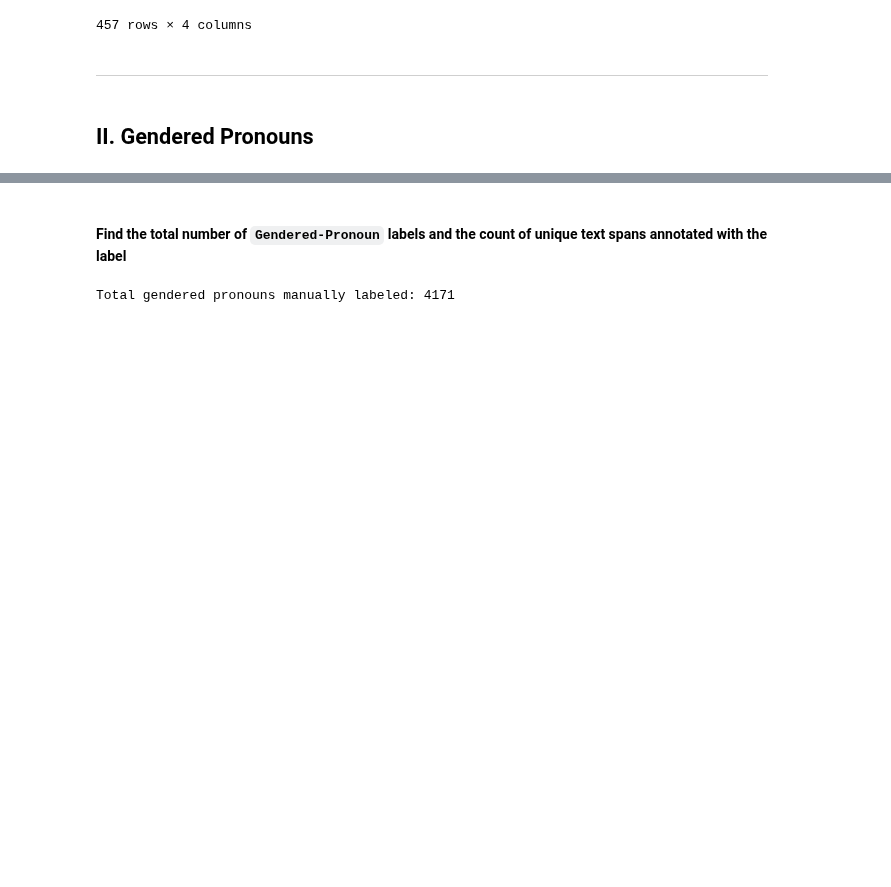
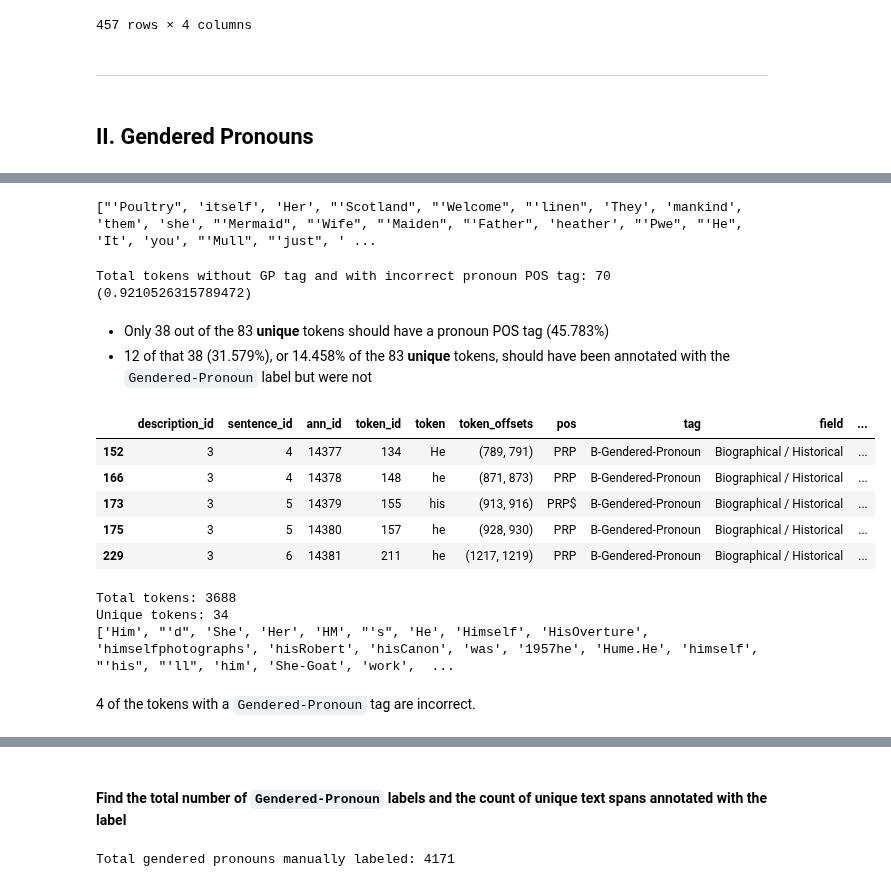
Before and after one commit to thegoose20/gender-bias, a Jupyter notebook: analysis/Analysis_GenderedPronounsRoles.ipynb, the cells around one changed output, grey strips where cells are left out. Saved outputs shown, nothing was run; the diff lists cells and outputs as text; code cells hidden in the pictures; blank space fills up the shorter version.

```diff
--- a/analysis/Analysis_GenderedPronounsRoles.ipynb
+++ b/analysis/Analysis_GenderedPronounsRoles.ipynb
@@ -126,0 +130,2 @@ df_desc.loc[(df_desc.eadid == "Coll-1310") & (df_desc.field == "Title")]
+# %%
+gp_tags = ["B-Gendered-Pronoun", "I-Gendered-Pronoun"]
@@ -126,0 +179,37 @@ df_desc.loc[(df_desc.eadid == "Coll-1310") & (df_desc.field == "Title")]
+# %%
+subdf_pronouns = df_pronouns.loc[~df_pronouns.tag.isin(gp_tags)]
+pronouns_text = list(set(list(subdf_pronouns.token)))
+# print(len(pronouns_text))  # 83
+print(pronouns_text)  # 38 are truly pronouns, 12 are gendered pronouns
+# %% [output]
+["'Poultry", 'itself', 'Her', "'Scotland", "'Welcome", "'linen", 'They', 'mankind', 'them', 'she', "'Mermaid", "'Wife", "'Maiden", "'Father", 'heather', "'Pwe", "'He", 'It', 'you', "'Mull", "'just", ' ...
+# %%
+not_pronouns = ["'Poultry", "'Scotland", "'Welcome", "'linen", 'mankind', "'Mermaid", "'Wife", "'Maiden", "'Father", 'heather', "'Mull", "'just", 'ohne', "'McNeill", "'Jane", "'Mo", 'Judischer', "'Simon", "'How", "'Panama", "'in", 'Heir', "'Archie", "'Hoist", "'Another", 'shelf', "'been", 'harbour', "'The", "'Haud", 'brother', "'Deirdre", "'Scott", 'ouiji', "'Macleod", "'Mary", 'Heather', 's', 'otoyama', 'Tour', "'Kosher", "'Man", 'photographer']
+df_incorrect_pronoun_pos = df_pronouns.loc[df_pronouns.token.isin(not_pronouns)]
+print("Total tokens without GP tag and with incorrect pronoun POS tag:", df_incorrect_pronoun_pos.shape[0], "("+str((df_incorrect_pronoun_pos.shape[0]/df_pronouns.shape[0])*100)+")")
+# %% [output]
+Total tokens without GP tag and with incorrect pronoun POS tag: 70 (0.9210526315789472)
+# %% [markdown]
+* Only 38 out of the 83 **unique** tokens should have a pronoun POS tag (45.783%)
+* 12 of that 38 (31.579%), or 14.458% of the 83 **unique** tokens, should have been annotated with the `Gendered-Pronoun` label but were not
+# %%
+df_gp = df.loc[df.tag.isin(gp_tags)]
+df_gp.head()
+# %% [output]
+|  | description_id | sentence_id | ann_id | token_id | token | token_offsets | pos | tag | field | ... |
+| 152 | 3 | 4 | 14377 | 134 | He | (789, 791) | PRP | B-Gendered-Pronoun | Biographical / Historical | ... |
+| 166 | 3 | 4 | 14378 | 148 | he | (871, 873) | PRP | B-Gendered-Pronoun | Biographical / Historical | ... |
+| 173 | 3 | 5 | 14379 | 155 | his | (913, 916) | PRP$ | B-Gendered-Pronoun | Biographical / Historical | ... |
+| 175 | 3 | 5 | 14380 | 157 | he | (928, 930) | PRP | B-Gendered-Pronoun | Biographical / Historical | ... |
+| 229 | 3 | 6 | 14381 | 211 | he | (1217, 1219) | PRP | B-Gendered-Pronoun | Biographical / Historical | ... |
+# %%
+print("Total tokens:", df_gp.shape[0])
+unique_tokens = list(set(list(df_gp.token)))
+print("Unique tokens:", len(unique_tokens))
+print(unique_tokens)
+# %% [output]
+Total tokens: 3688
+Unique tokens: 34
+['Him', "'d", 'She', 'Her', 'HM', "'s", 'He', 'Himself', 'HisOverture', 'himselfphotographs', 'hisRobert', 'hisCanon', 'was', '1957he', 'Hume.He', 'himself', "'his", "'ll", 'him', 'She-Goat', 'work',  ...
+# %% [markdown]
+4 of the tokens with a `Gendered-Pronoun` tag are incorrect.
```
Also changed, not shown: parts of 10 cells of this notebook.
